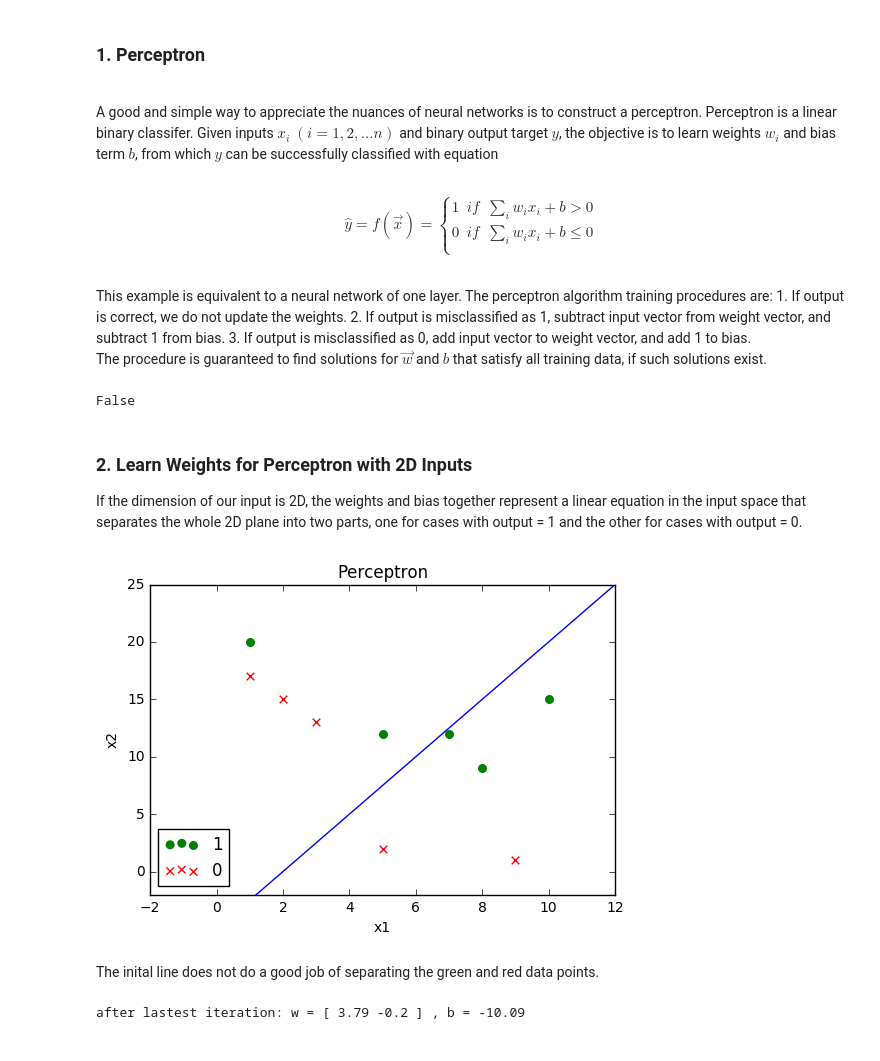
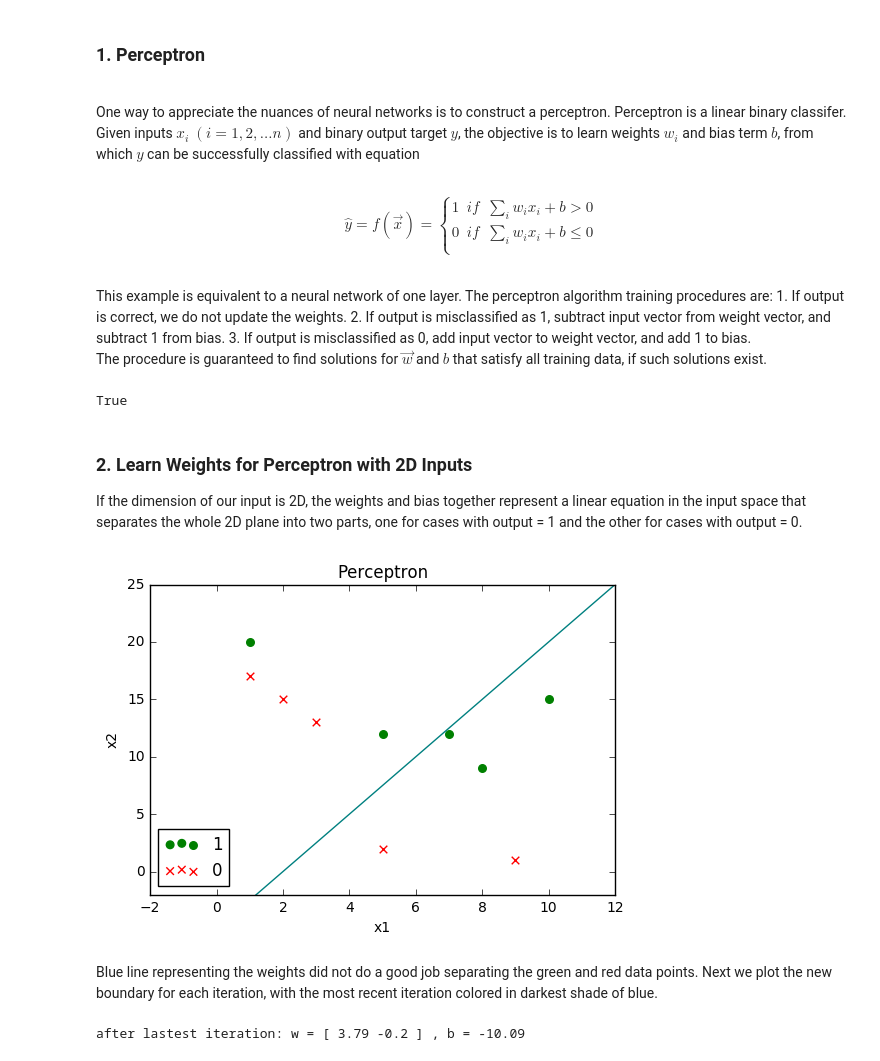
Before and after one commit to kaoyubo/NNML, a Jupyter notebook: 1_intro.ipynb, the cells around one changed output. Drawn from its saved outputs; the diff is of its cells as text; code cells hidden in the pictures.

```diff
--- a/1_intro.ipynb
+++ b/1_intro.ipynb
@@ -9,7 +9,7 @@ A typical ANN consists of few main components, inputs, weights, and target outpu
 ### 1. Perceptron
 
 <br>
-A good and simple way to appreciate the nuances of neural networks is to construct a perceptron. Perceptron is a linear binary classifer. Given inputs $x_i \ (i=1, 2, ...n)$ and binary output target $y$, the objective is to learn weights $w_i$ and bias term $b$, from which $y$ can be successfully classified with equation
+One way to appreciate the nuances of neural networks is to construct a perceptron. Perceptron is a linear binary classifer. Given inputs $x_i \ (i=1, 2, ...n)$ and binary output target $y$, the objective is to learn weights $w_i$ and bias term $b$, from which $y$ can be successfully classified with equation
 <br>
 <br>
 $$
@@ -61,9 +61,10 @@ def update_weights(output, W, X, b, learning_rate=0.01):
     b += learning_rate * (output - pred_output)
     return W, b
 # %%
-forward_propagation([1.2, 1], [-1, 0], .2)
+#test
+forward_propagation([3.1, 2], [-1, 0], 5.5)
 # %% [output]
-False
+True
 # %% [markdown]
 ### 2. Learn Weights for Perceptron with 2D Inputs
 
@@ -75,37 +76,37 @@ import matplotlib.cm as cm
 
 X = np.array([[8, 9],
               [5, 12],
               [1, 20],
               [10, 15],
               [7, 12],
               [5, 2],
               [1, 17],
               [2, 15],
               [9, 1],
               [3, 13]])
 
 y = [1, 1, 1, 1, 1, 0, 0, 0, 0, 0]
 x_line = np.arange(-5, 25)
 
 w = [5, -2]
 b = -10
 
 plt.scatter([i[0] for i in X[:5]], [j[1] for j in X[:5]], s=30, color='g', marker='o', label=1)
 plt.scatter([m[0] for m in X[5:]], [n[1] for n in X[5:]], s=30, color='r', marker='x', label=0)
 y_line = (-w[0] * x_line - b)/ w[1]
-plt.plot(x_line, y_line, color='blue')
+plt.plot(x_line, y_line, color='teal')
 plt.legend(loc='lower left')
 axes = plt.gca()
 axes.set_xlim([-2, 12])
 axes.set_ylim([-2, 25])
 plt.xlabel('x1')
 plt.ylabel('x2')
 plt.title('Perceptron')
 plt.show()
 # %% [output]
-[figure, old version]
+[figure, new version]
 # %% [markdown]
-The inital line does not do a good job of separating the green and red data points.
+Blue line representing the weights did not do a good job separating the green and red data points. Next we plot the new boundary for each iteration, with the most recent iteration colored in darkest shade of blue.
 # %%
 epoch = 10
 shade = cm.Blues(np.linspace(0.2, 1, epoch*len(X)))
```
Also changed, not shown: parts of 4 cells of this notebook.
